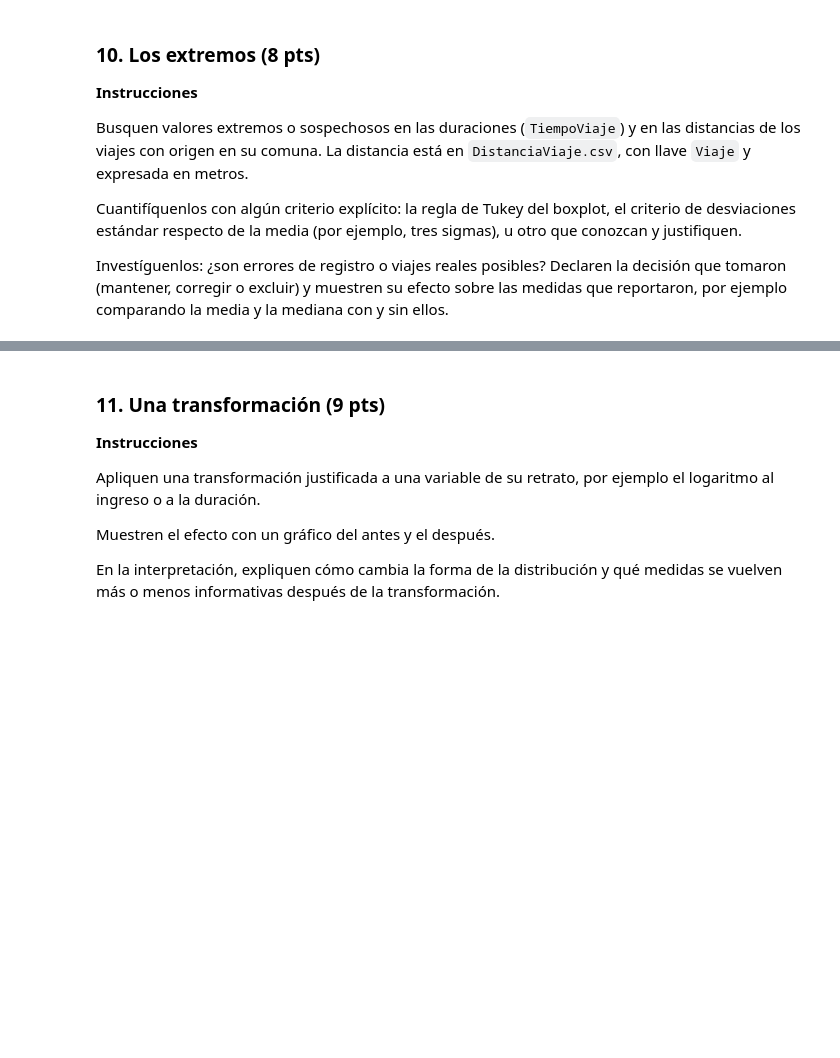
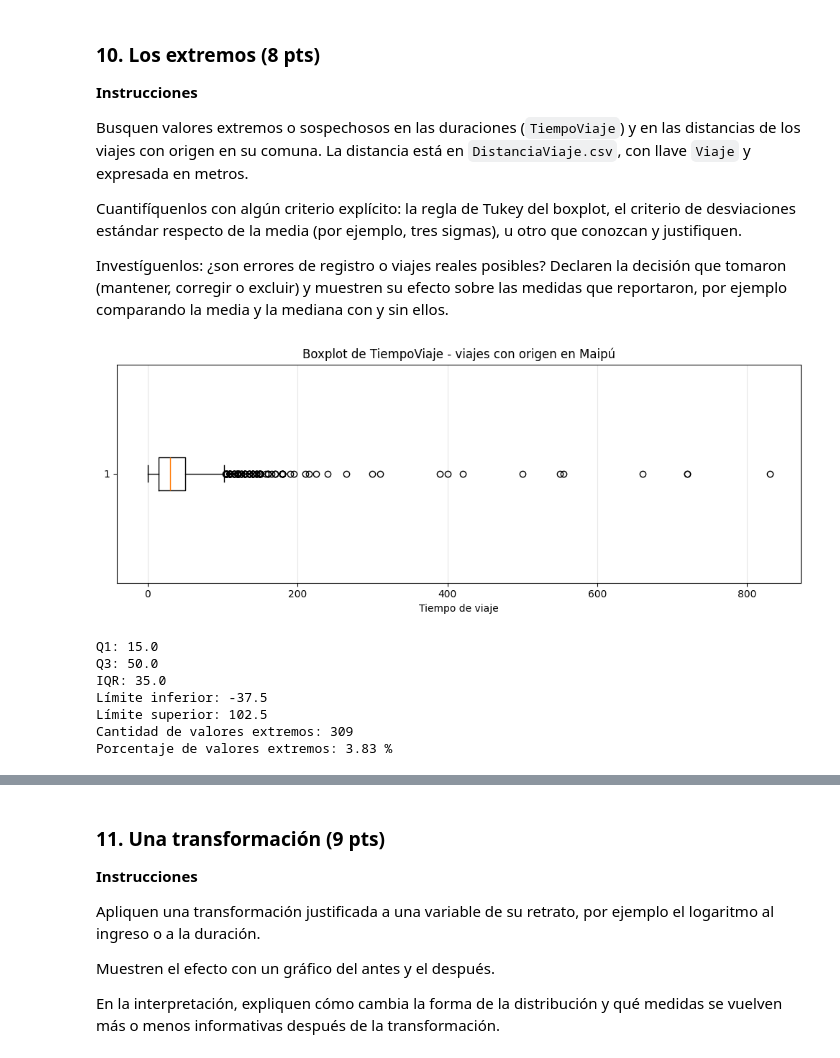
Before and after one commit to GaboDR/tarea1_csDatos, a Jupyter notebook: tarea1_delgado.ipynb, the cells around one changed output, grey strips where cells are left out. Drawn from its saved outputs; the diff is of its cells as text; code cells hidden in the pictures; blank space fills up the shorter version.

```diff
--- a/tarea1_delgado.ipynb
+++ b/tarea1_delgado.ipynb
@@ -838,3 +1393,67 @@ las medidas que reportaron, por ejemplo comparando la media y la mediana con y
 sin ellos.
 # %%
 # Su código (agreguen las celdas que necesiten)
+distanciaViajes = pd.read_csv(RUTA + "DistanciaViaje.csv", sep=";", decimal=",", low_memory=False)
+distanciaViajesCompleto = pd.merge(viajes, distanciaViajes, on="Viaje", how="left")
+distanciaViajesCompletoMaipu = distanciaViajesCompleto[distanciaViajesCompleto['ComunaOrigen'] == 94]
+# %%
+# Duraciones válidas
+tiempo_maipu = (
+    distanciaViajesCompletoMaipu['TiempoViaje']
+    .dropna()
+)
+
+# Distancias válidas:
+# se eliminan los -1 porque no representan una distancia real
+distancia_maipu = (
+    distanciaViajesCompletoMaipu
+    .loc[
+        distanciaViajesCompletoMaipu['DistEuclidiana'] >= 0,
+        'DistEuclidiana'
+    ]
+    .dropna()
+)
+# %%
+plt.figure(figsize=(10, 4))
+
+plt.boxplot(
+    tiempo_maipu,
+    vert=False,
+    showfliers=True
+)
+
+plt.title('Boxplot de TiempoViaje - viajes con origen en Maipú')
+plt.xlabel('Tiempo de viaje')
+plt.grid(axis='x', alpha=0.3)
+plt.tight_layout()
+plt.show()
+
+Q1_t = tiempo_maipu.quantile(0.25)
+Q3_t = tiempo_maipu.quantile(0.75)
+IQR_t = Q3_t - Q1_t
+
+lim_inf_t = Q1_t - 1.5 * IQR_t
+lim_sup_t = Q3_t + 1.5 * IQR_t
+
+outliers_tiempo = tiempo_maipu[
+    (tiempo_maipu < lim_inf_t) |
+    (tiempo_maipu > lim_sup_t)
+]
+
+print("Q1:", Q1_t)
+print("Q3:", Q3_t)
+print("IQR:", IQR_t)
+print("Límite inferior:", lim_inf_t)
+print("Límite superior:", lim_sup_t)
+print("Cantidad de valores extremos:", len(outliers_tiempo))
+print("Porcentaje de valores extremos:",
+      round(len(outliers_tiempo) / len(tiempo_maipu) * 100, 2), "%")
+# %% [output]
+[figure, added]
+Q1: 15.0
+Q3: 50.0
+IQR: 35.0
+Límite inferior: -37.5
+Límite superior: 102.5
+Cantidad de valores extremos: 309
+Porcentaje de valores extremos: 3.83 %
```
Also changed, not shown: parts of 31 cells of this notebook.
